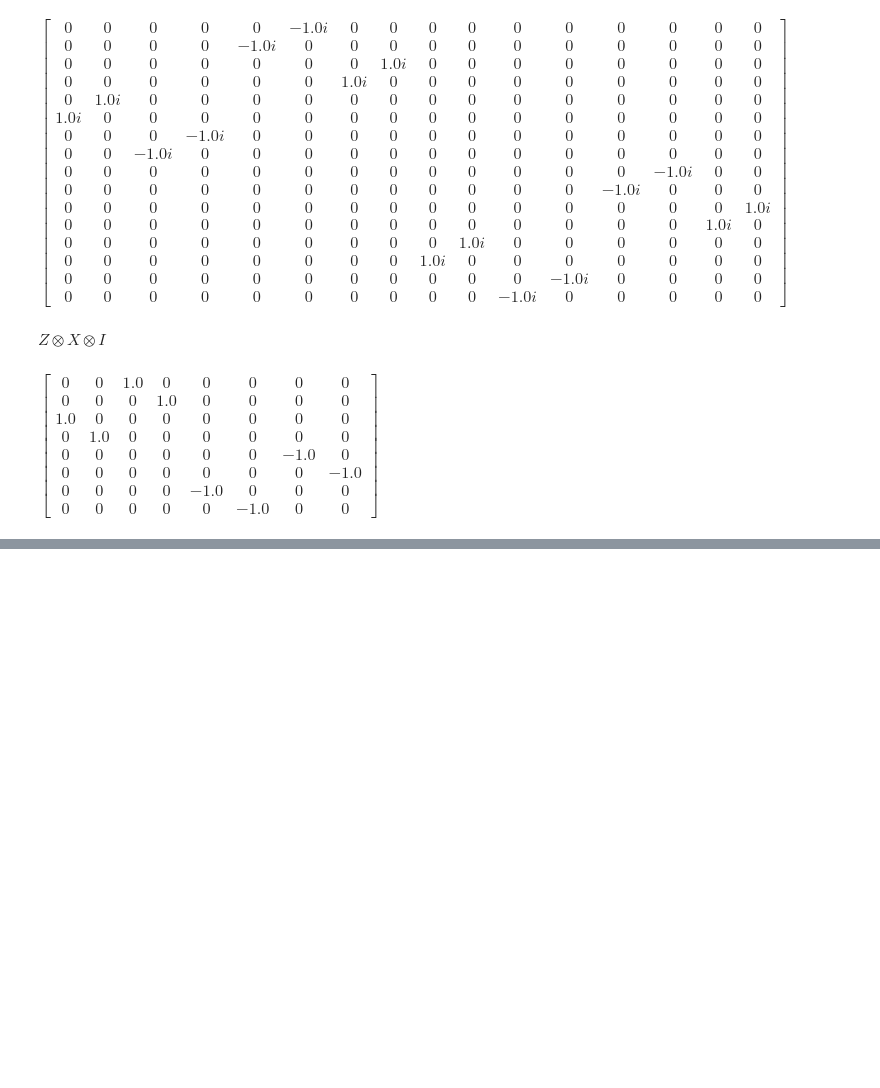
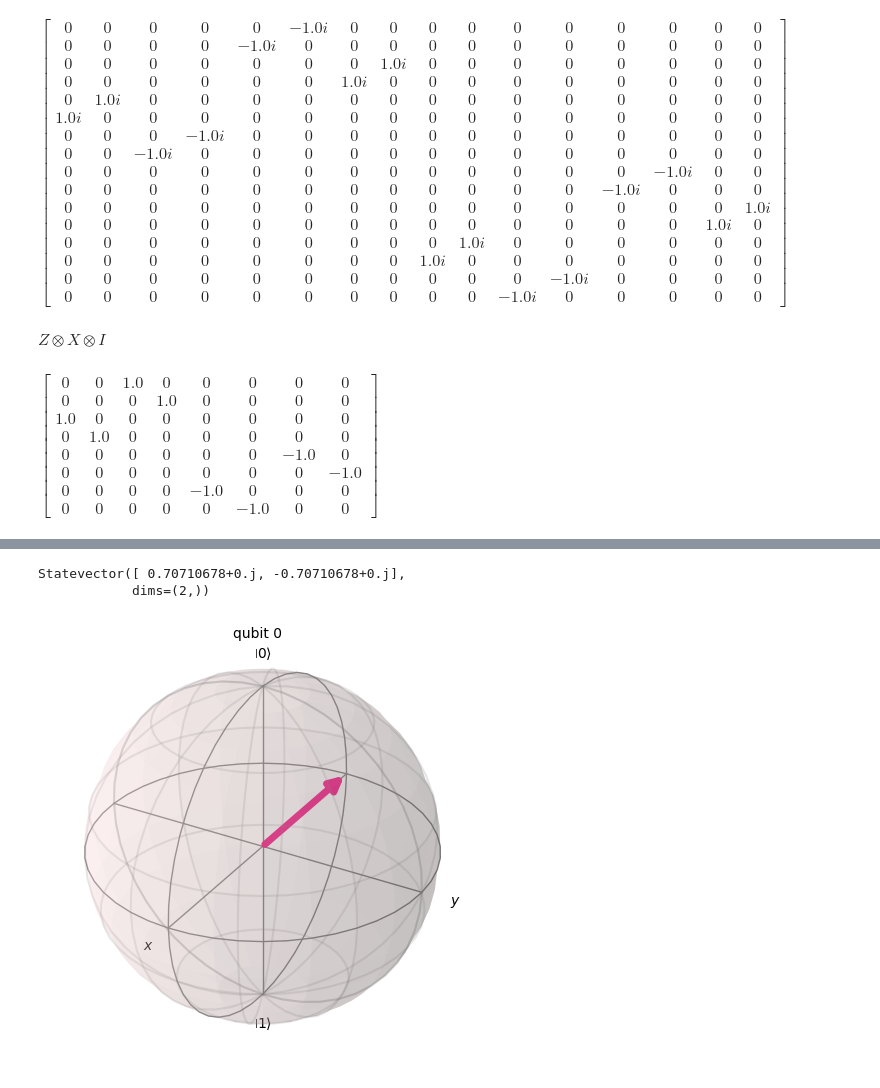
Before and after one commit to AaronSoria/lab2algebra, a Jupyter notebook: tp2.ipynb, the cells around one changed output, grey strips where cells are left out. Drawn from its saved outputs; the diff is of its cells as text; code cells hidden in the pictures; blank space fills up the shorter version.

```diff
--- a/tp2.ipynb
+++ b/tp2.ipynb
@@ -70,0 +144,15 @@ $\displaystyle \left[\begin{matrix}0 & 0 & 1.0 & 0 & 0 & 0 & 0 & 0\\0 & 0 & 0 &
+# %%
+qc = QuantumCircuit(1)
+qc.initialize(ket0, 0)
+qc.x(0)
+qc.h(0)
+
+out_vector = Statevector(qc)
+print(out_vector)
+
+# dibujar esfera de bloch
+plot_bloch_multivector(out_vector)
+# %% [output]
+Statevector([ 0.70710678+0.j, -0.70710678+0.j],
+            dims=(2,))
+[figure, added]
```
Also changed, not shown: parts of 26 cells of this notebook.
